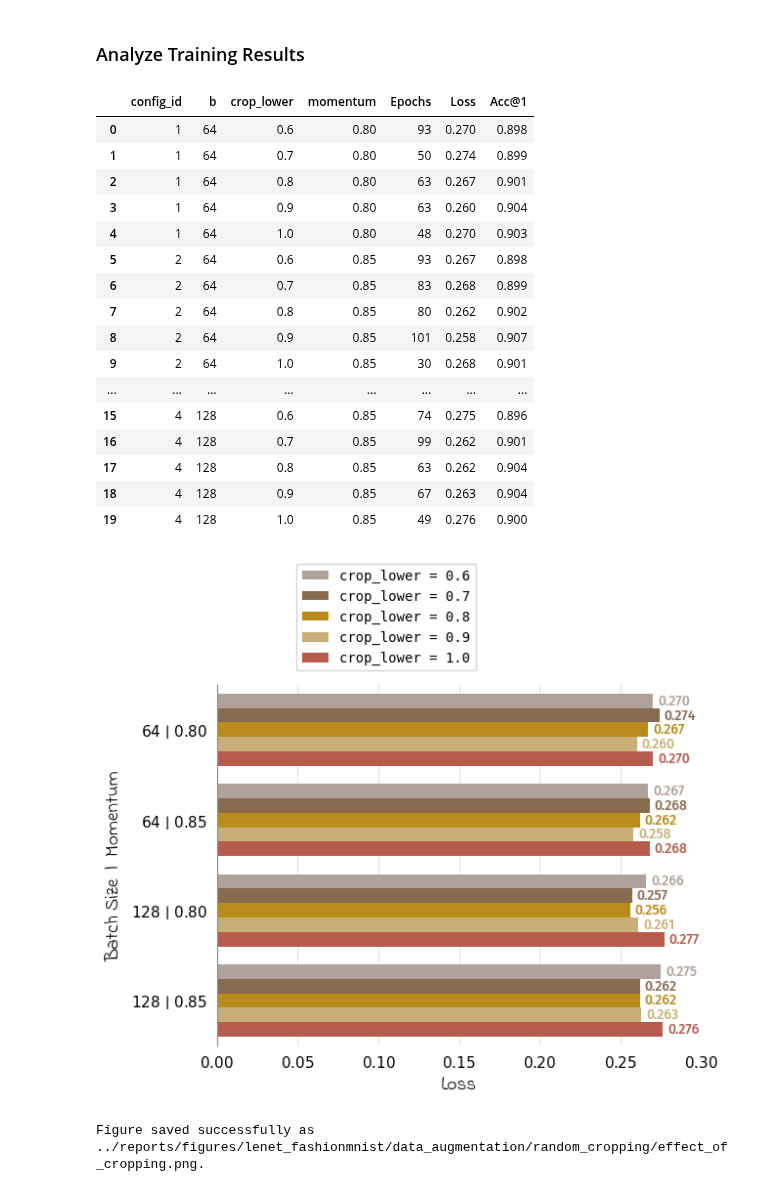
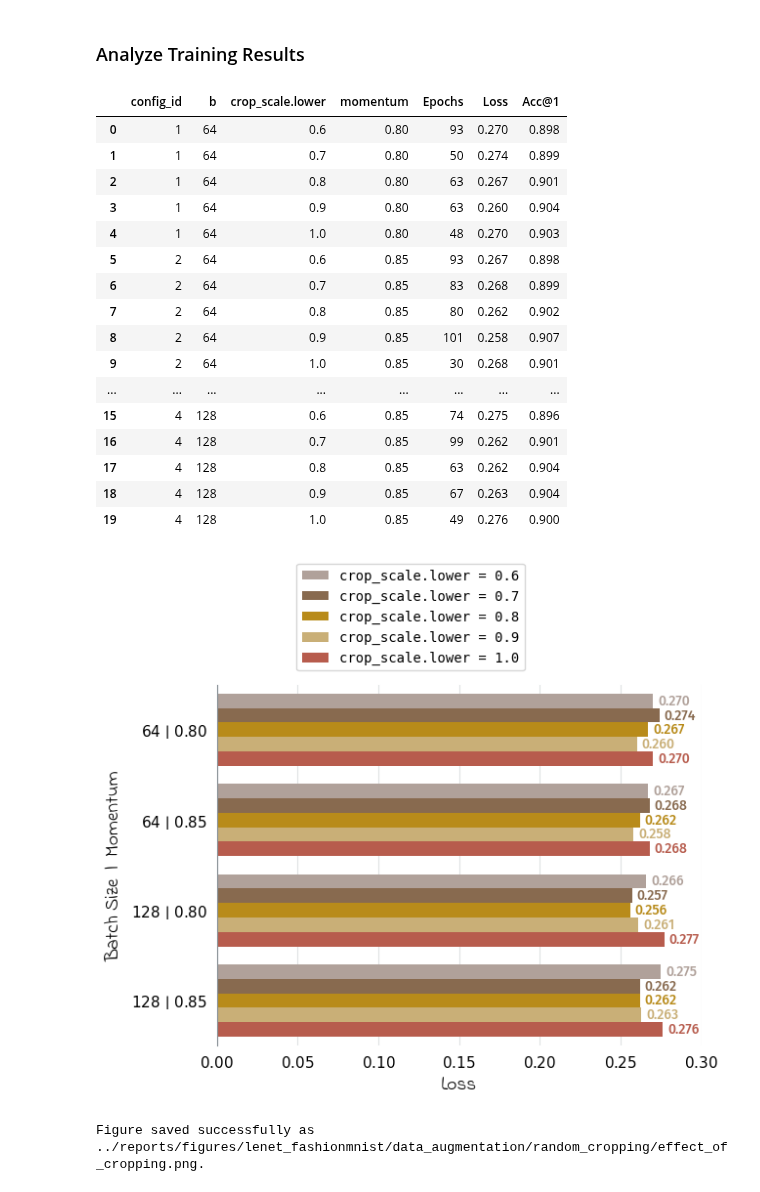
Before and after one commit to mrvnthss/rsa-vision-networks, a Jupyter notebook: notebooks/4.2-mt-data-analysis-lenet-fashionmnist.ipynb, the cells around one changed output. Saved outputs shown, nothing was run; the diff lists cells and outputs as text; code cells hidden in the pictures.

Commit message:
Rename crop_lower parameter to crop_scale.lower

```diff
--- a/notebooks/4.2-mt-data-analysis-lenet-fashionmnist.ipynb
+++ b/notebooks/4.2-mt-data-analysis-lenet-fashionmnist.ipynb
@@ -1116,9 +1116,9 @@ random_crops = random_crops.rename(columns={"Accuracy@1": "Acc@1"})
 # Add results from horizontal flipping experiment w/ matching parameters (--> baseline w/o random cropping)
 previous_results = hflip.query("wd == 0.001 and flip_p == 0.5")
 previous_results = previous_results.drop(columns=["config_id", "flip_p", "wd"])
-previous_results["crop_lower"] = 1.0
+previous_results["crop_scale.lower"] = 1.0
 random_crops = pd.concat([random_crops, previous_results], axis=0)
-random_crops = random_crops.sort_values(by=["b", "momentum", "crop_lower"]).reset_index(drop=True)
+random_crops = random_crops.sort_values(by=["b", "momentum", "crop_scale.lower"]).reset_index(drop=True)
 
 # Add ID to identify runs with identical hparams (except for crop_lower)
 random_crops["config_id"] = random_crops.groupby(["b", "momentum"]).ngroup() + 1
@@ -1130,10 +1130,10 @@ col_order = ["config_id", *col_order]
 random_crops = random_crops[col_order]
 
 # Sort and display results
-random_crops = random_crops.sort_values(by=["config_id", "crop_lower"])
+random_crops = random_crops.sort_values(by=["config_id", "crop_scale.lower"])
 random_crops
 # %% [output]
-|  | config_id | b | crop_lower | momentum | Epochs | Loss | Acc@1 |
+|  | config_id | b | crop_scale.lower | momentum | Epochs | Loss | Acc@1 |
 | 0 | 1 | 64 | 0.6 | 0.80 | 93 | 0.270 | 0.898 |
 | 1 | 1 | 64 | 0.7 | 0.80 | 50 | 0.274 | 0.899 |
 | 2 | 1 | 64 | 0.8 | 0.80 | 63 | 0.267 | 0.901 |
@@ -1171,7 +1171,7 @@ ax = sns.barplot(
     x="Loss",
     y="config_id",
     orient="y",
-    hue="crop_lower",
+    hue="crop_scale.lower",
     palette=palette
 )
 
@@ -1214,43 +1214,43 @@ ax.set_ylabel("Batch Size  |  Momentum", font=label_font, size=14)
 
 # Modify legend
 custom_labels = {
-    "0.6": "crop_lower = 0.6",
-    "0.7": "crop_lower = 0.7",
-    "0.8": "crop_lower = 0.8",
-    "0.9": "crop_lower = 0.9",
-    "1.0": "crop_lower = 1.0"
+    "0.6": "crop_scale.lower = 0.6",
+    "0.7": "crop_scale.lower = 0.7",
+    "0.8": "crop_scale.lower = 0.8",
+    "0.9": "crop_scale.lower = 0.9",
+    "1.0": "crop_scale.lower = 1.0"
 }
 handles, labels = ax.get_legend_handles_labels()
 font_properties = FontProperties(family="monospace")
 ax.legend(
     handles,
     [custom_labels[l] for l in labels],
     prop=font_properties,
     bbox_to_anchor=(0.15, 1.02),
     loc="lower left"
 )
 
 # Add text annotations next to bars
 for bar in ax.patches:
     if bar.get_width() > 0:
         ax.text(
             bar.get_width() + 0.003,
             bar.get_y() + bar.get_height() / 2,
             f"{round(bar.get_width(), 3):.3f}",
             ha="left",
             va="center",
             color=bar.get_facecolor(),
             weight="roman",
             size=10
         )
 
 # Show plot
 plt.show()
 
 # Restore defaults
 plt.rcdefaults()
 # %% [output]
-[figure, old version]
+[figure, new version]
 # %%
 # Save figure
 fig_random_crops = ax.get_figure()
```
Also changed, not shown: 3 other files.
